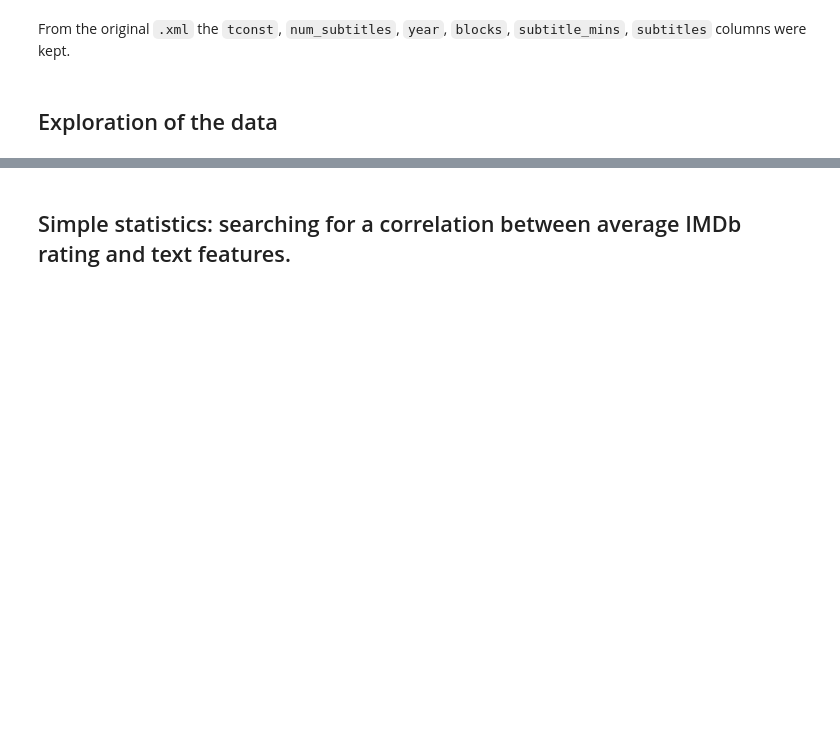
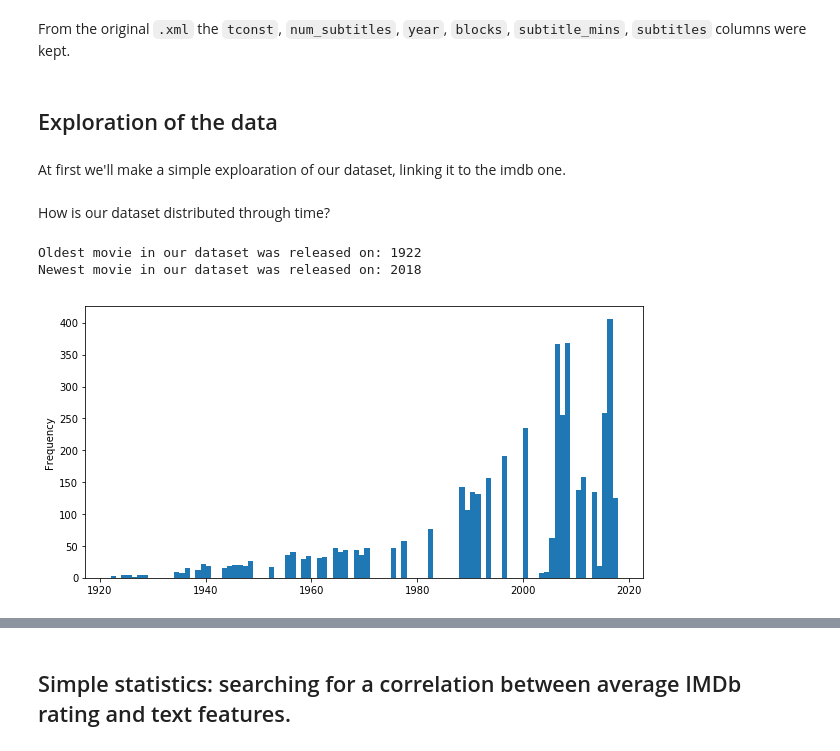
Before and after one commit to Xabitsuki/adamax, a Jupyter notebook: NotebookFinal.ipynb, the cells around one changed output, grey strips where cells are left out. Saved outputs shown, nothing was run; the diff lists cells and outputs as text; code cells hidden in the pictures; blank space fills up the shorter version.

```diff
--- a/NotebookFinal.ipynb
+++ b/NotebookFinal.ipynb
@@ -415,3 +413,18 @@ From the original `.xml` the `tconst`, `num_subtitles`, `year`, `blocks`, `subti
 # - average number of words of a film ?
 # - average duration ?
 # - max and min mean IMDb rating ?
+# %% [markdown]
+At first we'll make a simple exploaration of our dataset, linking it to the imdb one.
+# %%
+df_movies = df_basics.join(df_ratings, ["tconst"]).filter(df_basics.titleType == "movie").filter(df_ratings.numVotes >= 5000)
+df_films_stats= df_films.join(df_movies, ["tconst"]).drop("subtitles").toPandas()
+# %% [markdown]
+How is our dataset distributed through time?
+# %%
+print("Oldest movie in our dataset was released on: {:}".format(df_films_stats["year"].min()))
+print("Newest movie in our dataset was released on: {:}".format(df_films_stats["year"].max()))
+ax = df_films_stats["year"].plot.hist(bins=96, figsize=(10,5))
+# %% [output]
+Oldest movie in our dataset was released on: 1922
+Newest movie in our dataset was released on: 2018
+[figure, added]
```
Also changed, not shown: parts of 25 cells of this notebook, 2 other files.
